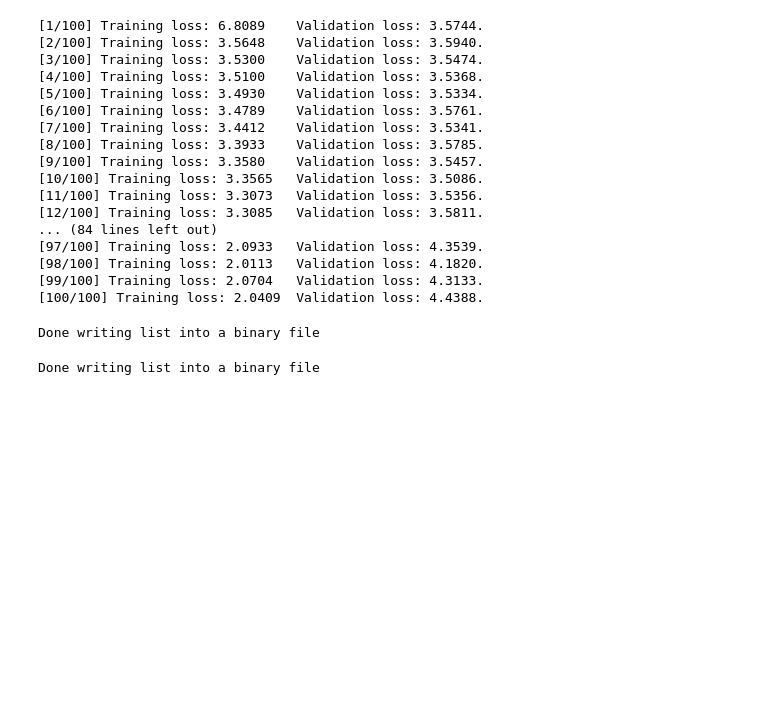
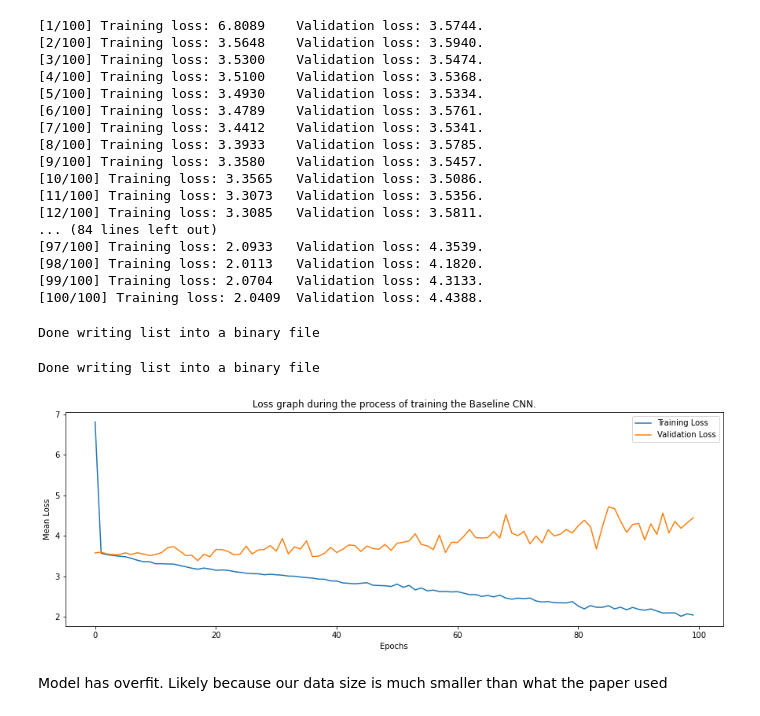
Before and after one commit to Aditikk00/artist-identification, a Jupyter notebook: FinalProj.ipynb, the cells around one changed output. Cells and saved outputs as stored; diff of their text form; code cells hidden in the pictures; blank space fills up the shorter version.

Commit message:
loss graph

```diff
--- a/FinalProj.ipynb
+++ b/FinalProj.ipynb
@@ -672,3 +672,16 @@ Done writing list into a binary file
 write_list(val_losses,'val_losses')
 # %% [output]
 Done writing list into a binary file
+# %%
+# plot the loss diagram
+plt.plot(train_losses,label='Training Loss')
+plt.plot(val_losses, label='Validation Loss')
+plt.legend(loc='best')
+plt.ylabel('Mean Loss')
+plt.xlabel('Epochs')
+plt.title(f"Loss graph during the process of training the Baseline CNN.")
+plt.show()
+# %% [output]
+[figure, added]
+# %% [markdown]
+Model has overfit. Likely because our data size is much smaller than what the paper used
```
Also changed, not shown: parts of 2 cells of this notebook, 1 other file.
